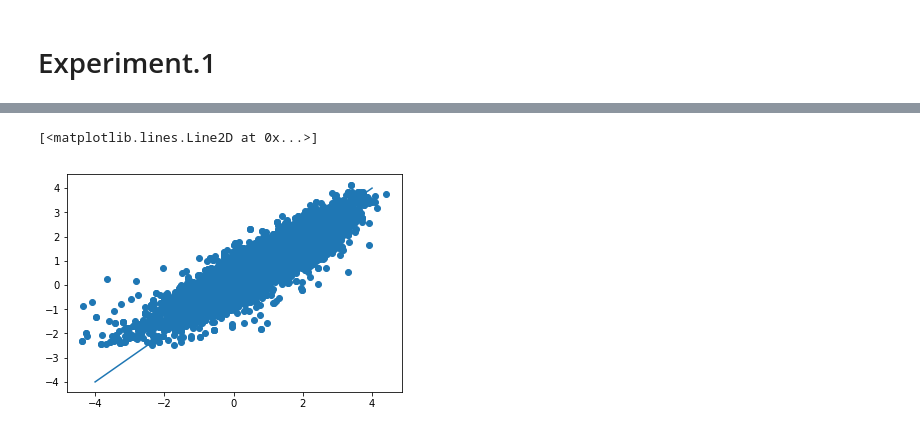
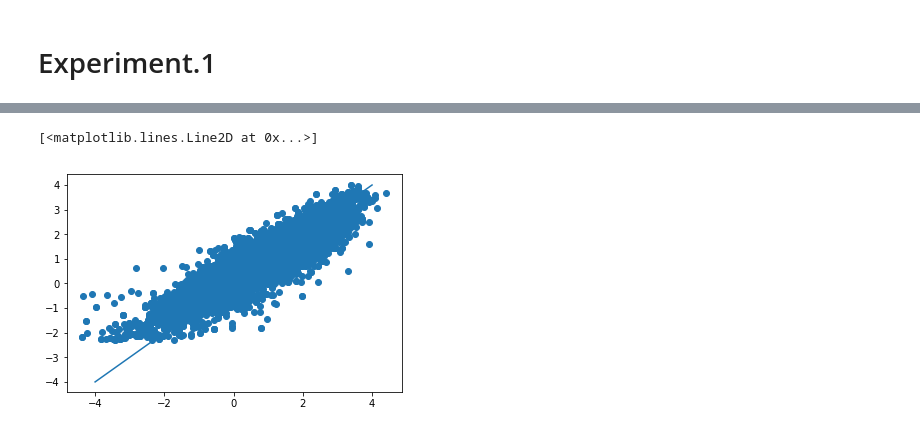
Before and after one commit to heartcored98/CH485_AI_Chemistry, a Jupyter notebook: Practice4_Tox21_CNN/Assignment4_logP_CNN.ipynb, the cells around one changed output, grey strips where cells are left out. Drawn from its saved outputs; the diff is of its cells as text; code cells hidden in the pictures.

```diff
--- a/Practice4_Tox21_CNN/Assignment4_logP_CNN.ipynb
+++ b/Practice4_Tox21_CNN/Assignment4_logP_CNN.ipynb
@@ -309,19 +312,19 @@ args.exp_name = 'exp1_layer_stage'
 args.n_layer = 2
 args.n_stage = 1
 args.lr = 0.00005
-args.l2_coef = 0
+args.l2_coef = 0.0001
 args.optim = 'ADAM'
-args.epoch = 1
+args.epoch = 2
 args.batch_size=32
 args.test_batch_size=32
 args.emb_train = False
 args.start_channel = 8
 args.stride = 1
-args.use_bn = False
+args.use_bn = True
 args.dp_rate = 0.0
 args.block_type = 'a'
 args.device = 'cuda' if torch.cuda.is_available() else 'cpu'
-writer = Writer(prior_keyword=['n_layer', 'block_type', 'use_bn', 'dp_rate', 'emb_train', 'epoch', 'batch_size'])
+writer = Writer(prior_keyword=['n_layer', 'n_stage','block_type', 'use_bn', 'dp_rate', 'emb_train', 'epoch', 'batch_size'])
 partition = list_partition[0]
 
 # Define Hyperparameter Search Space
@@ -421,8 +378,8 @@ Index(['batch_size', 'best_epoch', 'best_mae', 'best_pred_y', 'best_std',
 # %%
-true_y = results['best_true_y'][0]
-pred_y = results['best_pred_y'][0]
+true_y = results['best_true_y'][3]
+pred_y = results['best_pred_y'][3]
 plt.scatter(true_y, pred_y)
 plt.plot(np.linspace(-4,4,100), np.linspace(-4,4,100))
 # %% [output]
 [<matplotlib.lines.Line2D at 0x...>]
-[figure, old version]
+[figure, new version]
```
Also changed, not shown: parts of 6 cells of this notebook, 1 other file.
